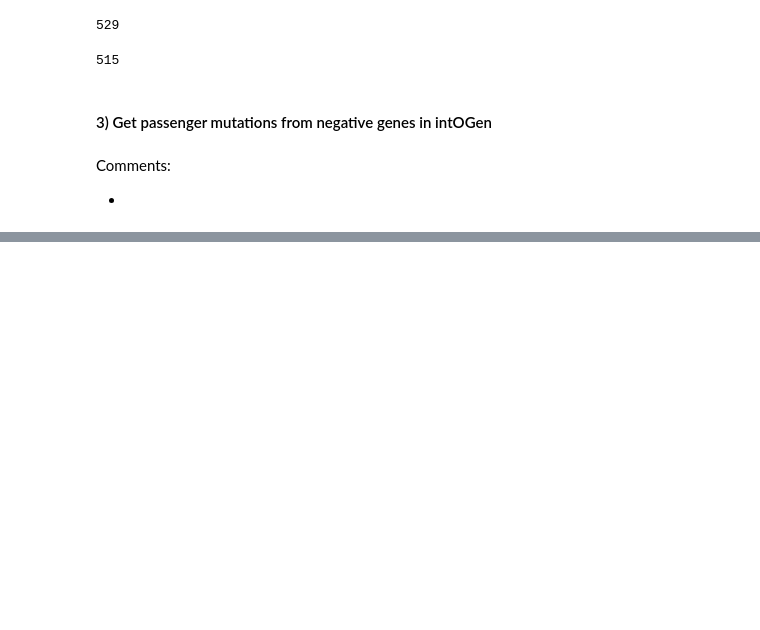
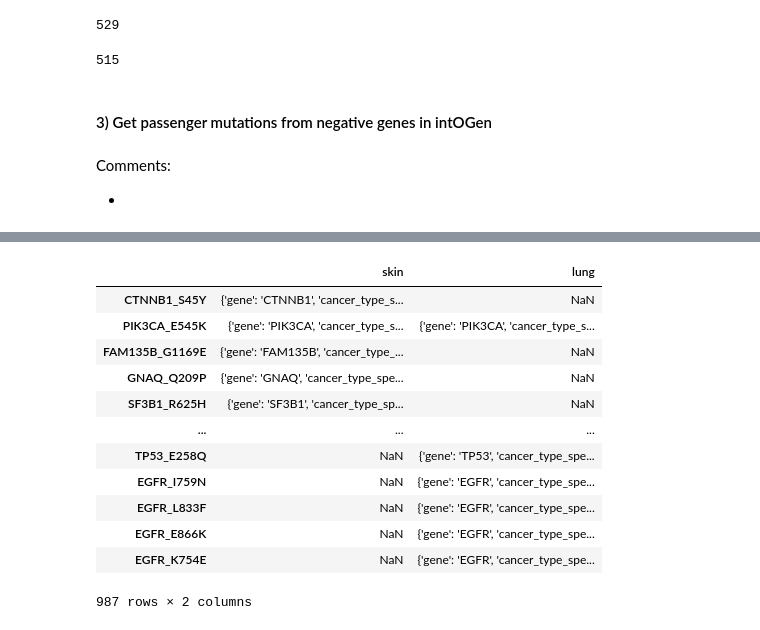
Before and after one commit to bbglab/cancer-detective, a Jupyter notebook: static/data/code/create_mutations_db.ipynb, the cells around one changed output, grey strips where cells are left out. Cells and saved outputs as stored; diff of their text form; code cells hidden in the pictures; blank space fills up the shorter version.

```diff
--- a/static/data/code/create_mutations_db.ipynb
+++ b/static/data/code/create_mutations_db.ipynb
@@ -167,0 +213,17 @@ negatives_df = pd.read_csv(intogen_negative_f, sep='\t', header=None)
+# %%
+mutations_info_df = pd.DataFrame(mutations_info)
+mutations_info_df
+# %% [output]
+|  | skin | lung |
+| CTNNB1_S45Y | {'gene': 'CTNNB1', 'cancer_type_s... | NaN |
+| PIK3CA_E545K | {'gene': 'PIK3CA', 'cancer_type_s... | {'gene': 'PIK3CA', 'cancer_type_s... |
+| FAM135B_G1169E | {'gene': 'FAM135B', 'cancer_type_... | NaN |
+| GNAQ_Q209P | {'gene': 'GNAQ', 'cancer_type_spe... | NaN |
+| SF3B1_R625H | {'gene': 'SF3B1', 'cancer_type_sp... | NaN |
+| ... | ... | ... |
+| TP53_E258Q | NaN | {'gene': 'TP53', 'cancer_type_spe... |
+| EGFR_I759N | NaN | {'gene': 'EGFR', 'cancer_type_spe... |
+| EGFR_L833F | NaN | {'gene': 'EGFR', 'cancer_type_spe... |
+| EGFR_E866K | NaN | {'gene': 'EGFR', 'cancer_type_spe... |
+| EGFR_K754E | NaN | {'gene': 'EGFR', 'cancer_type_spe... |
+987 rows × 2 columns
```
Also changed, not shown: parts of 9 cells of this notebook, 1 other file.
